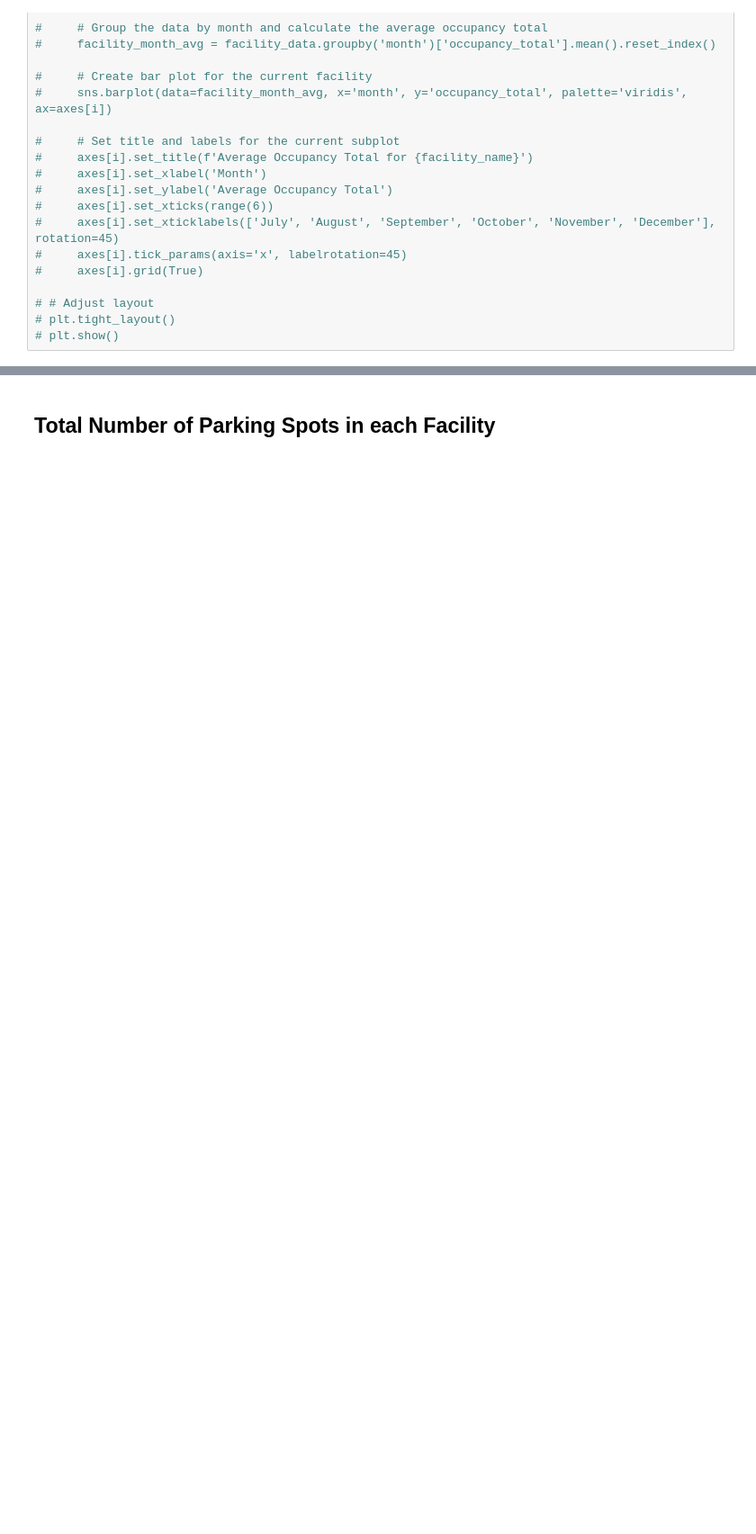
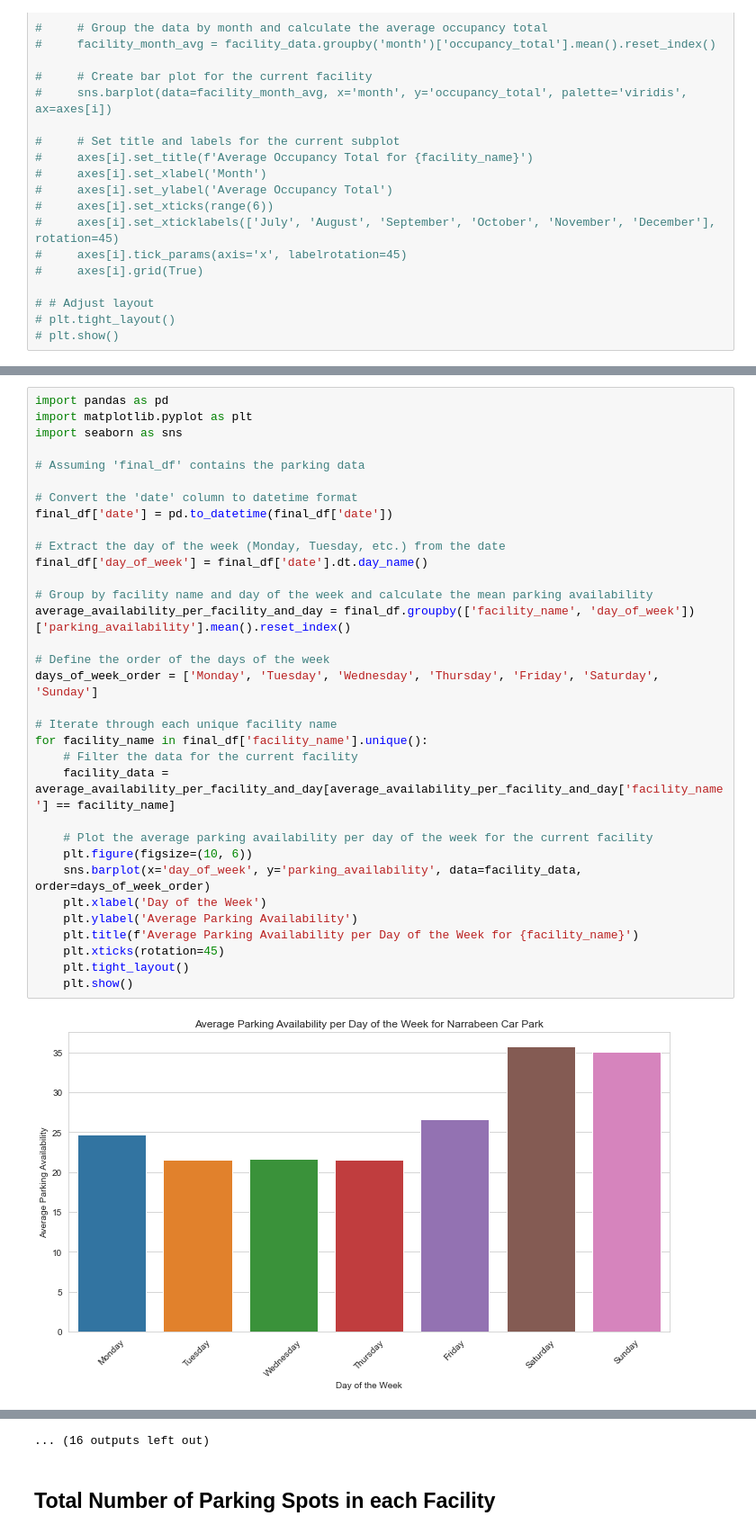
Before and after one commit to M13Mwongo/parking-spot-predictor, a Jupyter notebook: requests.ipynb, the cells around one changed output, grey strips where cells are left out. Shown at 90% size. Cells and saved outputs as stored; diff of their text form; blank space fills up the shorter version.

```diff
--- a/requests.ipynb
+++ b/requests.ipynb
@@ -1102,0 +1119,35 @@ plt.show()
+# %%
+import pandas as pd
+import matplotlib.pyplot as plt
+import seaborn as sns
+
+# Assuming 'final_df' contains the parking data
+
+# Convert the 'date' column to datetime format
+final_df['date'] = pd.to_datetime(final_df['date'])
+
+# Extract the day of the week (Monday, Tuesday, etc.) from the date
+final_df['day_of_week'] = final_df['date'].dt.day_name()
+
+# Group by facility name and day of the week and calculate the mean parking availability
+average_availability_per_facility_and_day = final_df.groupby(['facility_name', 'day_of_week'])['parking_availability'].mean().reset_index()
+
+# Define the order of the days of the week
+days_of_week_order = ['Monday', 'Tuesday', 'Wednesday', 'Thursday', 'Friday', 'Saturday', 'Sunday']
+
+# Iterate through each unique facility name
+for facility_name in final_df['facility_name'].unique():
+    # Filter the data for the current facility
+    facility_data = average_availability_per_facility_and_day[average_availability_per_facility_and_day['facility_name'] == facility_name]
+
+    # Plot the average parking availability per day of the week for the current facility
+    plt.figure(figsize=(10, 6))
+    sns.barplot(x='day_of_week', y='parking_availability', data=facility_data, order=days_of_week_order)
+    plt.xlabel('Day of the Week')
+    plt.ylabel('Average Parking Availability')
+    plt.title(f'Average Parking Availability per Day of the Week for {facility_name}')
+    plt.xticks(rotation=45)
+    plt.tight_layout()
+    plt.show()
+# %% [output]
+[figure, added]
@@ -1103,3 +1165,4 @@ plt.show()
+... (16 outputs left out)
 # %% [markdown]
 ## __Total Number of Parking Spots in each Facility__
 # %%
```
Also changed, not shown: parts of 16 cells of this notebook, 2 other files.
